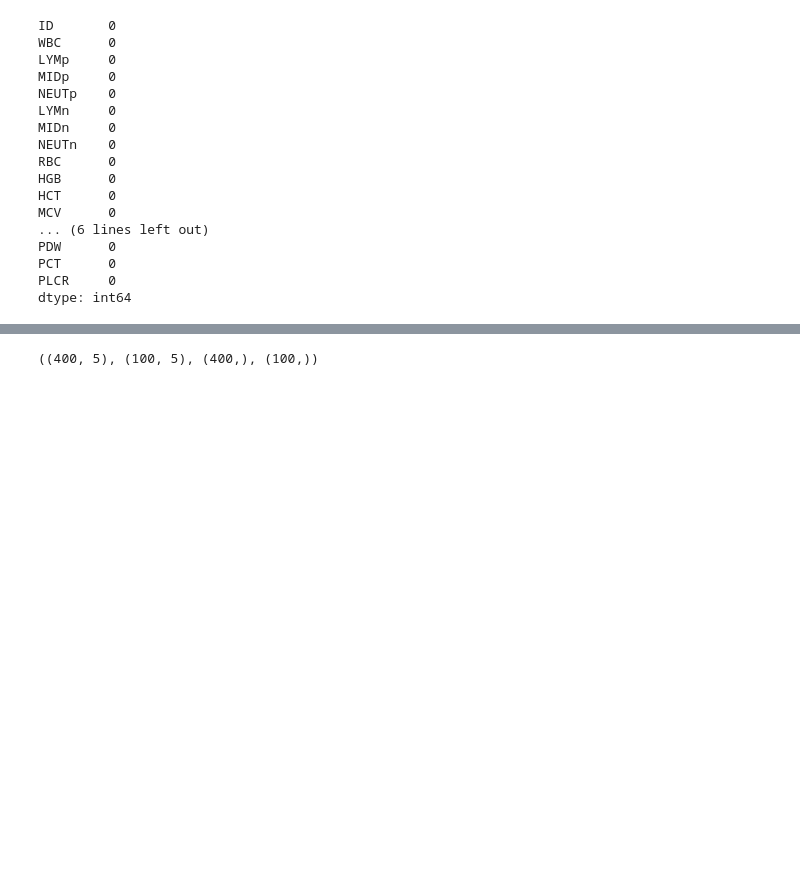
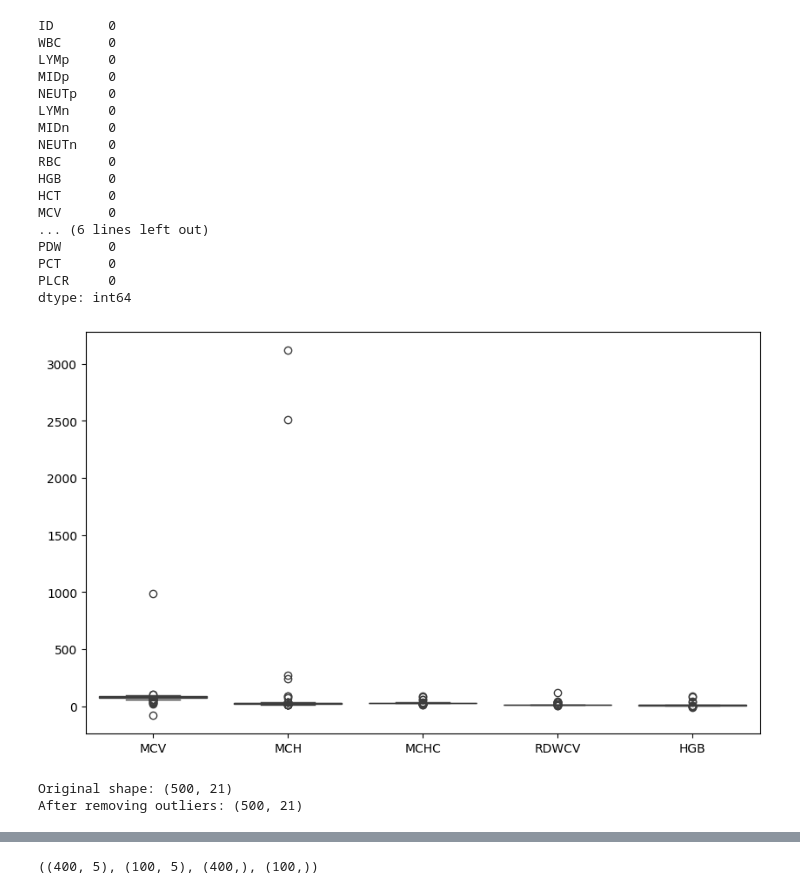
Before and after one commit to aranjali1/anemia-severity-prediction, a Jupyter notebook: microcytic_severity.ipynb, the cells around one changed output, grey strips where cells are left out. Cells and saved outputs as stored; diff of their text form; code cells hidden in the pictures; blank space fills up the shorter version.

Commit message:
outliers and multiple reg

```diff
--- a/microcytic_severity.ipynb
+++ b/microcytic_severity.ipynb
@@ -434,0 +449,9 @@ dtype: int64
+# %%
+features = ['MCV','MCH','MCHC','RDWCV','HGB']
+
+plt.figure(figsize=(10,6))
+sns.boxplot(data=df[features])
+
+plt.show()
+# %% [output]
+[figure, added]
@@ -434,0 +475,6 @@ dtype: int64
+# %%
+print("Original shape:", df.shape)
+print("After removing outliers:", df_clean.shape)
+# %% [output]
+Original shape: (500, 21)
+After removing outliers: (500, 21)
```
Also changed, not shown: parts of 17 cells of this notebook.
